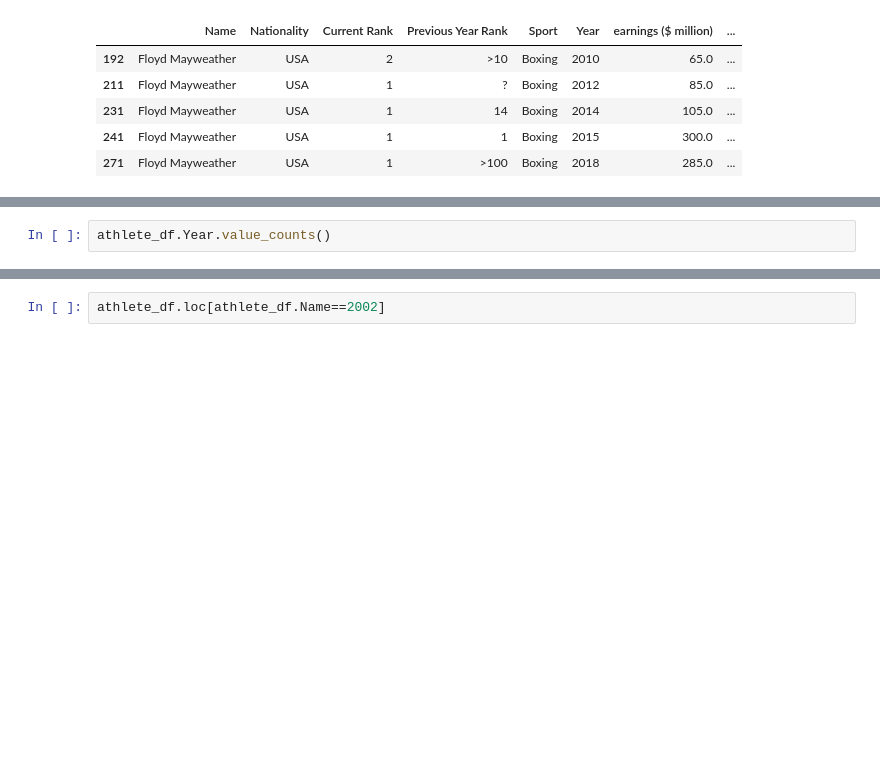
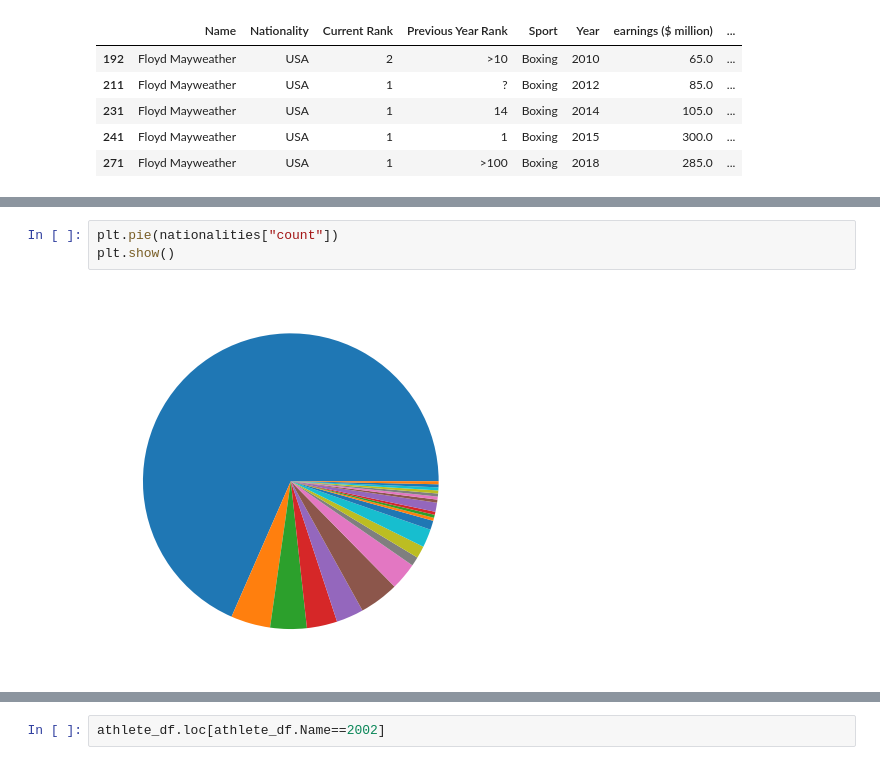
Before and after one commit to cisnerosjp/SMU-Project1-HighestPaidAthletes, a Jupyter notebook: AthletePay_adjusted.ipynb, the cells around one changed output, grey strips where cells are left out. Cells and saved outputs as stored; diff of their text form; blank space fills up the shorter version.

```diff
--- a/AthletePay_adjusted.ipynb
+++ b/AthletePay_adjusted.ipynb
@@ -259,2 +288,5 @@ adjusted_df.loc[adjusted_df.Name == "Floyd Mayweather"].sort_values(by = "Year")
 # %%
-athlete_df.Year.value_counts()
+plt.pie(nationalities["count"])
+plt.show()
+# %% [output]
+[figure, added]
```
Also changed, not shown: parts of 11 cells of this notebook.
